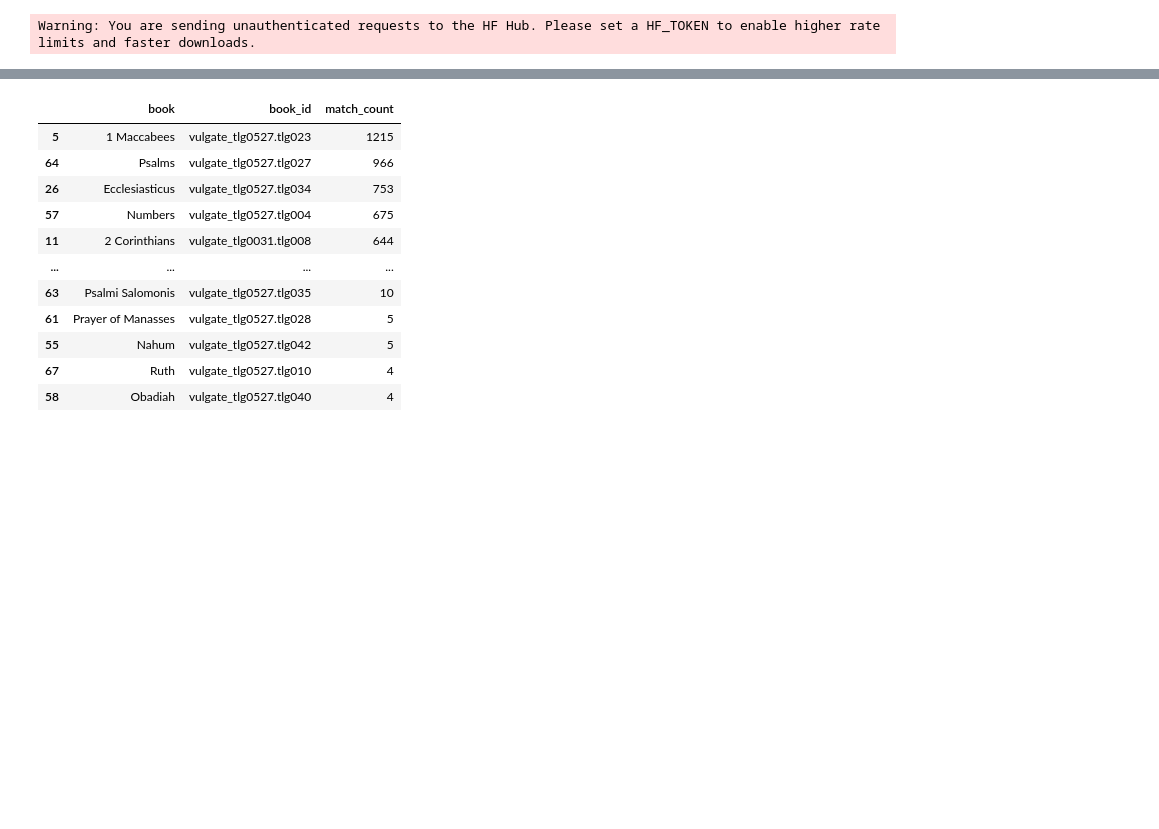
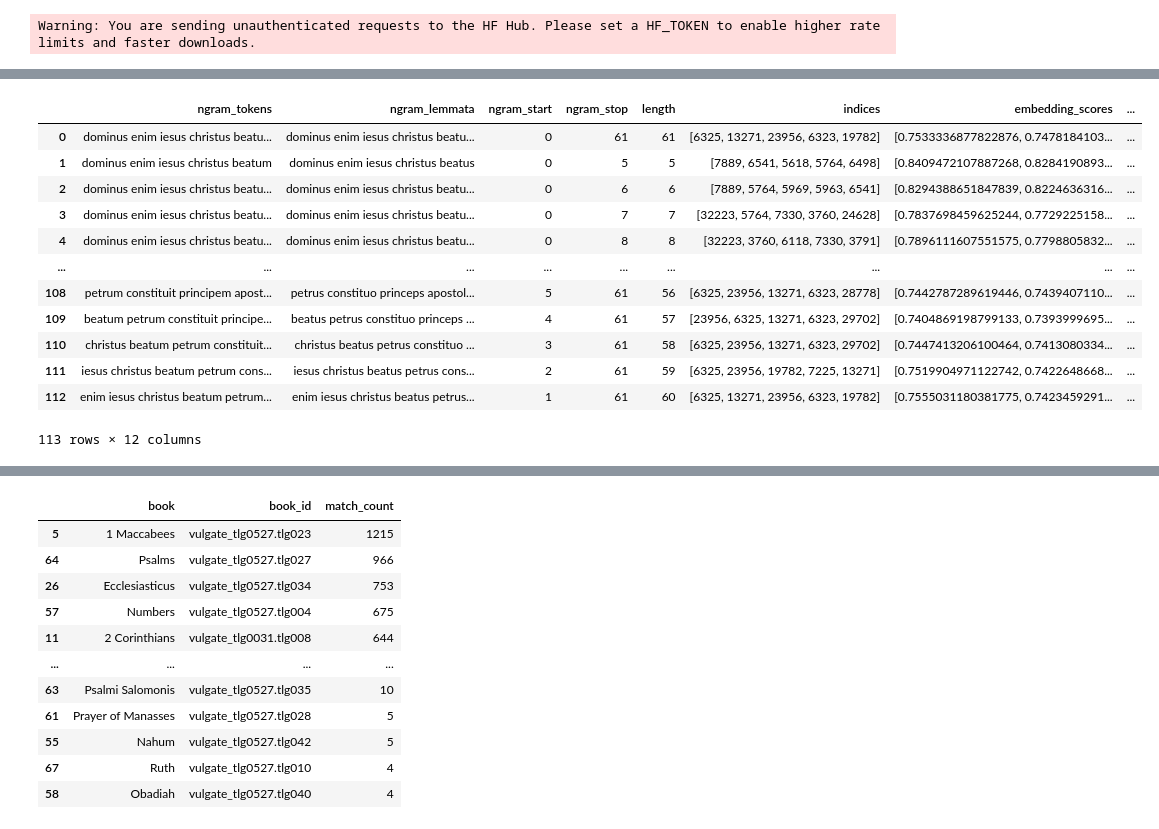
Before and after one commit to CCS-ZCU/latin-textreuse, a Jupyter notebook: scripts/3_textreuse-ngrams.ipynb, the cells around one changed output, grey strips where cells are left out. Saved outputs shown, nothing was run; the diff lists cells and outputs as text; code cells hidden in the pictures; blank space fills up the shorter version.

```diff
--- a/scripts/3_textreuse-ngrams.ipynb
+++ b/scripts/3_textreuse-ngrams.ipynb
@@ -497,0 +77,9 @@ matches_ngrams_df = matches_ngrams_df.sort_values("combined_score", ascending=Fa
+# %%
+def preprocess_string(string):
+    # Normalize Unicode (optional, for accented chars)
+    string = unicodedata.normalize("NFD", string)
+    # Remove all non-alphabetic characters (keep spaces)
+    string = re.sub(r"[^a-zA-Z\s]", "", string)
+    # Lowercase and Latin orthographic normalization
+    string = string.lower().replace("v", "u").replace("j", "i")
+    return string
@@ -497,0 +211,2 @@ matches_ngrams_df = matches_ngrams_df.sort_values("combined_score", ascending=Fa
+# %%
+ngrams_df = build_ngrams_df(tokens)
@@ -497,0 +314,5 @@ matches_ngrams_df = matches_ngrams_df.sort_values("combined_score", ascending=Fa
+# %%
+ngrams_df["filtered_indices"] = ngrams_df.apply(
+    lambda row: [i for i, keep in zip(row["indices"], row["combined_threshold"]) if keep],
+    axis=1
+)
@@ -497,0 +345,18 @@ matches_ngrams_df = matches_ngrams_df.sort_values("combined_score", ascending=Fa
+# %%
+#ngrams_df["jaccard_threshold"] = ngrams_df["jaccard_scores"].apply(lambda scores: [s >= 0.1 for s in scores])
+#ngrams_df["levenshtein_threshold"] = ngrams_df["levenshtein_scores"].apply(lambda scores: [s >= 0.4 for s in scores])
+ngrams_df
+# %% [output]
+|  | ngram_tokens | ngram_lemmata | ngram_start | ngram_stop | length | indices | embedding_scores | ... |
+| 0 | dominus enim iesus christus beatu... | dominus enim iesus christus beatu... | 0 | 61 | 61 | [6325, 13271, 23956, 6323, 19782] | [0.7533336877822876, 0.7478184103... | ... |
+| 1 | dominus enim iesus christus beatum | dominus enim iesus christus beatus | 0 | 5 | 5 | [7889, 6541, 5618, 5764, 6498] | [0.8409472107887268, 0.8284190893... | ... |
+| 2 | dominus enim iesus christus beatu... | dominus enim iesus christus beatu... | 0 | 6 | 6 | [7889, 5764, 5969, 5963, 6541] | [0.8294388651847839, 0.8224636316... | ... |
+| 3 | dominus enim iesus christus beatu... | dominus enim iesus christus beatu... | 0 | 7 | 7 | [32223, 5764, 7330, 3760, 24628] | [0.7837698459625244, 0.7729225158... | ... |
+| 4 | dominus enim iesus christus beatu... | dominus enim iesus christus beatu... | 0 | 8 | 8 | [32223, 3760, 6118, 7330, 3791] | [0.7896111607551575, 0.7798805832... | ... |
+| ... | ... | ... | ... | ... | ... | ... | ... | ... |
+| 108 | petrum constituit principem apost... | petrus constituo princeps apostol... | 5 | 61 | 56 | [6325, 23956, 13271, 6323, 28778] | [0.7442787289619446, 0.7439407110... | ... |
+| 109 | beatum petrum constituit principe... | beatus petrus constituo princeps ... | 4 | 61 | 57 | [23956, 6325, 13271, 6323, 29702] | [0.7404869198799133, 0.7393999695... | ... |
+| 110 | christus beatum petrum constituit... | christus beatus petrus constituo ... | 3 | 61 | 58 | [6325, 23956, 13271, 6323, 29702] | [0.7447413206100464, 0.7413080334... | ... |
+| 111 | iesus christus beatum petrum cons... | iesus christus beatus petrus cons... | 2 | 61 | 59 | [6325, 23956, 19782, 7225, 13271] | [0.7519904971122742, 0.7422648668... | ... |
+| 112 | enim iesus christus beatum petrum... | enim iesus christus beatus petrus... | 1 | 61 | 60 | [6325, 13271, 23956, 6323, 19782] | [0.7555031180381775, 0.7423459291... | ... |
+113 rows × 12 columns
```
Also changed, not shown: parts of 69 cells of this notebook, 3 other files.
